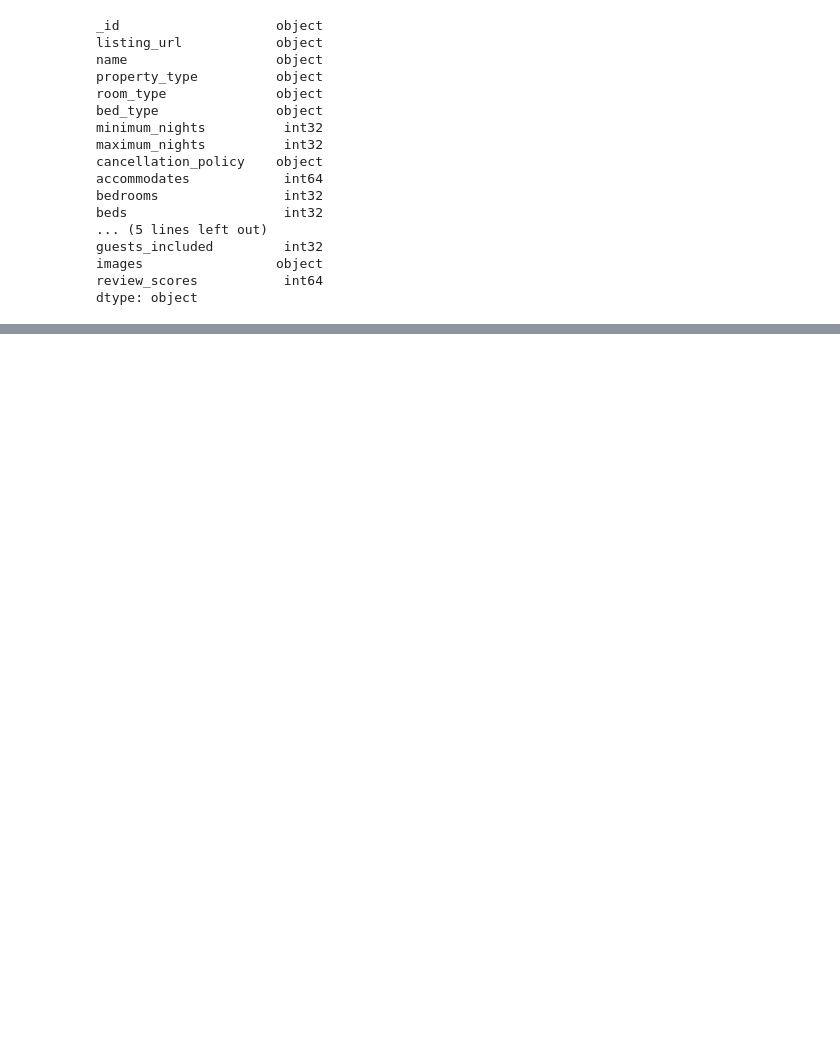
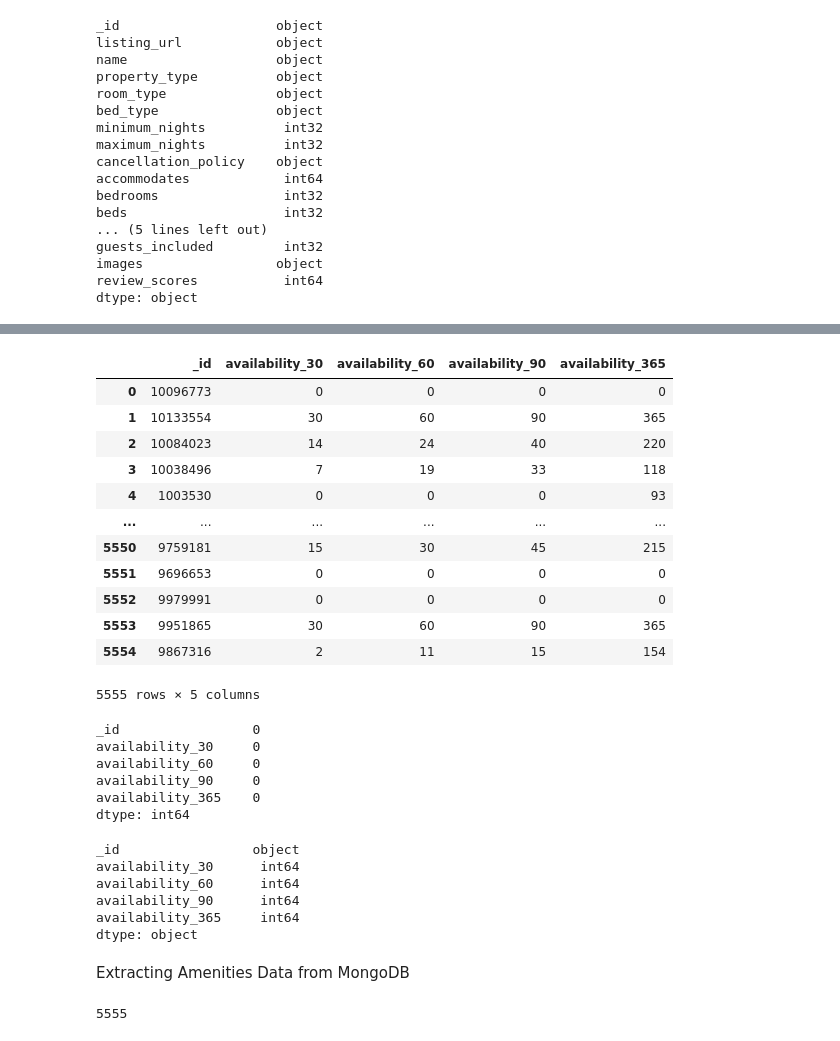
Before and after one commit to virenemmanuel/AirBNB-Analysis-main-, a Jupyter notebook: Airbnb_main.ipynb, the cells around one changed output, grey strips where cells are left out. Drawn from its saved outputs; the diff is of its cells as text; code cells hidden in the pictures; blank space fills up the shorter version.

```diff
--- a/Airbnb_main.ipynb
+++ b/Airbnb_main.ipynb
@@ -263,0 +687,49 @@ Name: guests_included, Length: 5555, dtype: float64>
+# %%
+available_columns = {'_id':[], 'availability_30':[], 'availability_60':[], 'availability_90':[], 'availability_365':[]}
+# %%
+for i in df_available["_id"]:
+    available_columns["_id"].append(i)
+# %%
+for i in df_available["availability"]:
+    available_columns["availability_30"].append(i["availability_30"])
+    available_columns["availability_60"].append(i["availability_60"])
+    available_columns["availability_90"].append(i["availability_90"])
+    available_columns["availability_365"].append(i["availability_365"])
+# %%
+df_available_1 = pd.DataFrame(available_columns)
+# %%
+df_available_1
+# %% [output]
+|  | _id | availability_30 | availability_60 | availability_90 | availability_365 |
+| 0 | 10096773 | 0 | 0 | 0 | 0 |
+| 1 | 10133554 | 30 | 60 | 90 | 365 |
+| 2 | 10084023 | 14 | 24 | 40 | 220 |
+| 3 | 10038496 | 7 | 19 | 33 | 118 |
+| 4 | 1003530 | 0 | 0 | 0 | 93 |
+| ... | ... | ... | ... | ... | ... |
+| 5550 | 9759181 | 15 | 30 | 45 | 215 |
+| 5551 | 9696653 | 0 | 0 | 0 | 0 |
+| 5552 | 9979991 | 0 | 0 | 0 | 0 |
+| 5553 | 9951865 | 30 | 60 | 90 | 365 |
+| 5554 | 9867316 | 2 | 11 | 15 | 154 |
+5555 rows × 5 columns
+# %%
+df_available_1.isnull().sum()
+# %% [output]
+_id                 0
+availability_30     0
+availability_60     0
+availability_90     0
+availability_365    0
+dtype: int64
+# %%
+df_available_1.dtypes
+# %% [output]
+_id                 object
+availability_30      int64
+availability_60      int64
+availability_90      int64
+availability_365     int64
+dtype: object
+# %% [markdown]
+Extracting Amenities Data from MongoDB
@@ -263,0 +741,4 @@ Name: guests_included, Length: 5555, dtype: float64>
+# %%
+len(amenities)
+# %% [output]
+5555
```
Also changed, not shown: parts of 60 cells of this notebook, 1 other file.
